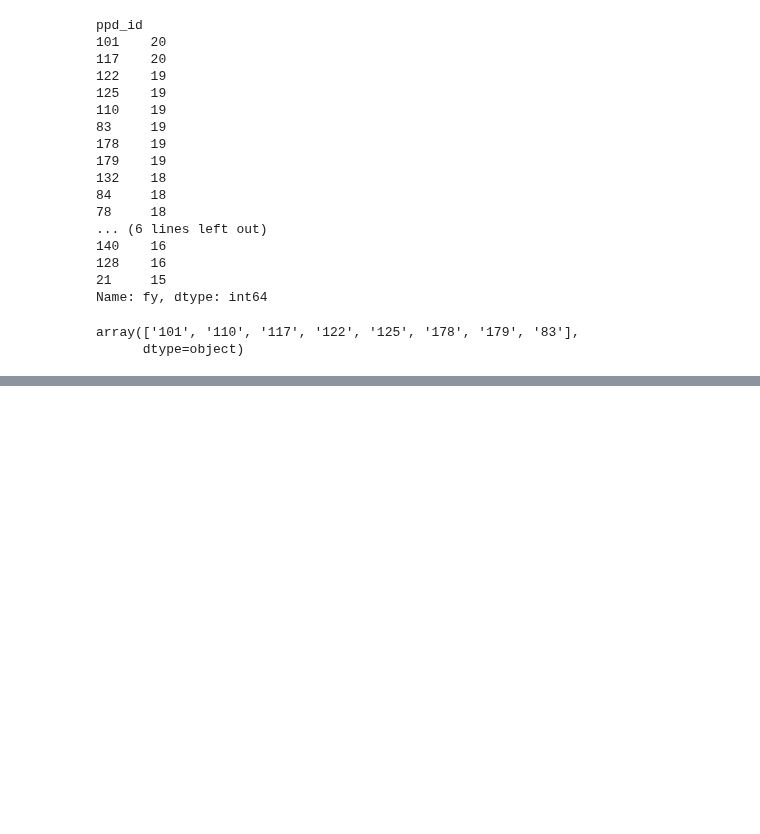
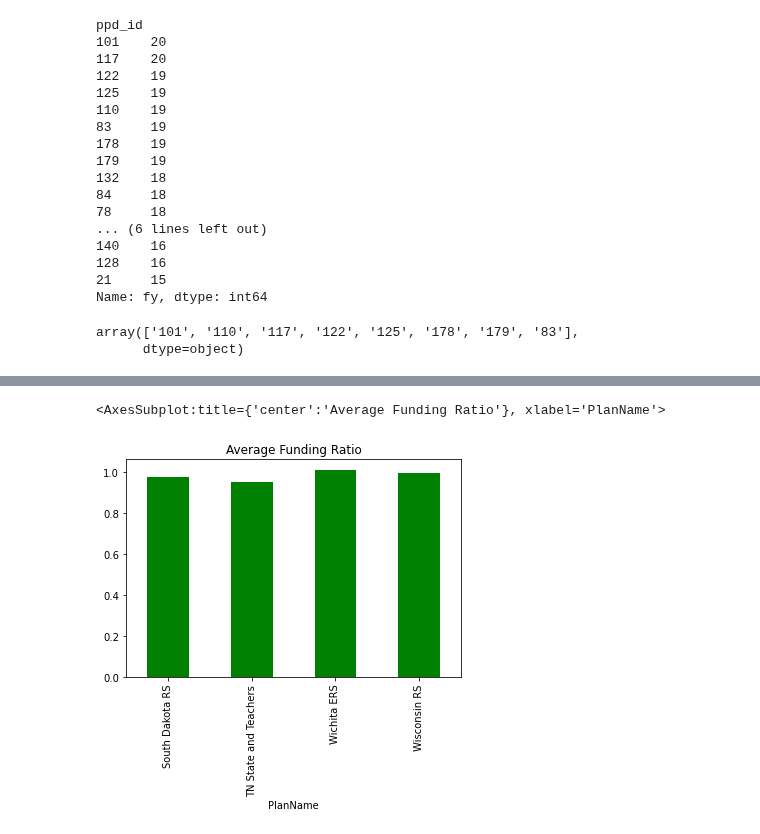
Before and after one commit to DeltaDeutsch/PPD-Group-Project, a Jupyter notebook: PPD Group Focus Plans.ipynb, the cells around one changed output, grey strips where cells are left out. Saved outputs shown, nothing was run; the diff lists cells and outputs as text; code cells hidden in the pictures; blank space fills up the shorter version.

```diff
--- a/PPD Group Focus Plans.ipynb
+++ b/PPD Group Focus Plans.ipynb
@@ -220,0 +218,2 @@ focus_plans_df.shape
+# %%
+focus_plans_data_df=focus_plans_data_df[(focus_plans_data_df["fy"]!="2020")]
@@ -220,0 +262,9 @@ focus_plans_df.shape
+# %%
+focus_plans_data_df.groupby("PlanName")["ActFundedRatio_GASB"].mean().plot(kind='bar',
+                                                                   x='PlanName',
+                                                                   y='Avg Funding Ratio',
+                                                                   color='green',
+                                                                   title='Average Funding Ratio')
+# %% [output]
+<AxesSubplot:title={'center':'Average Funding Ratio'}, xlabel='PlanName'>
+[figure, added]
```
Also changed, not shown: parts of 5 cells of this notebook.
